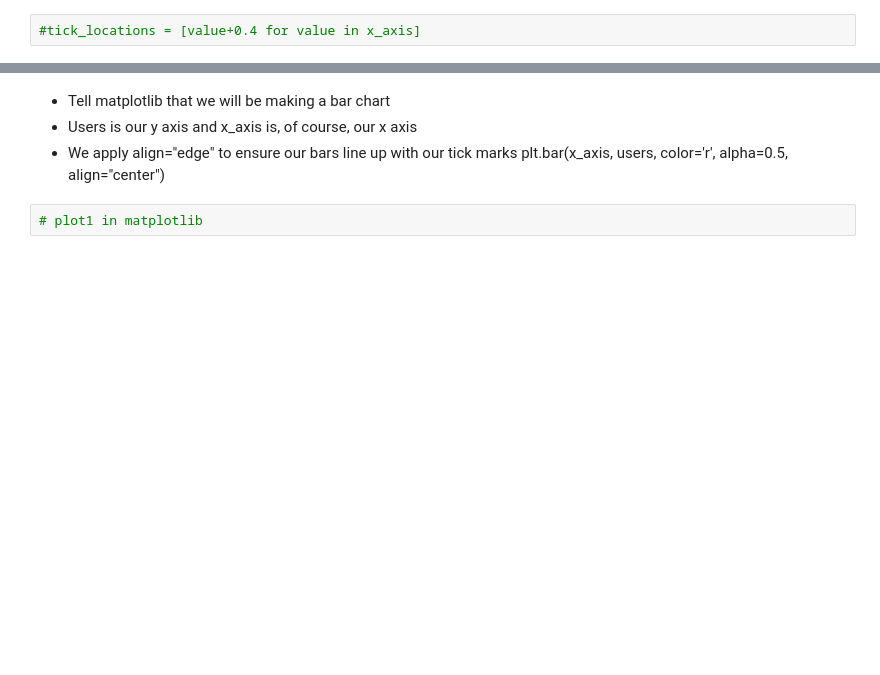
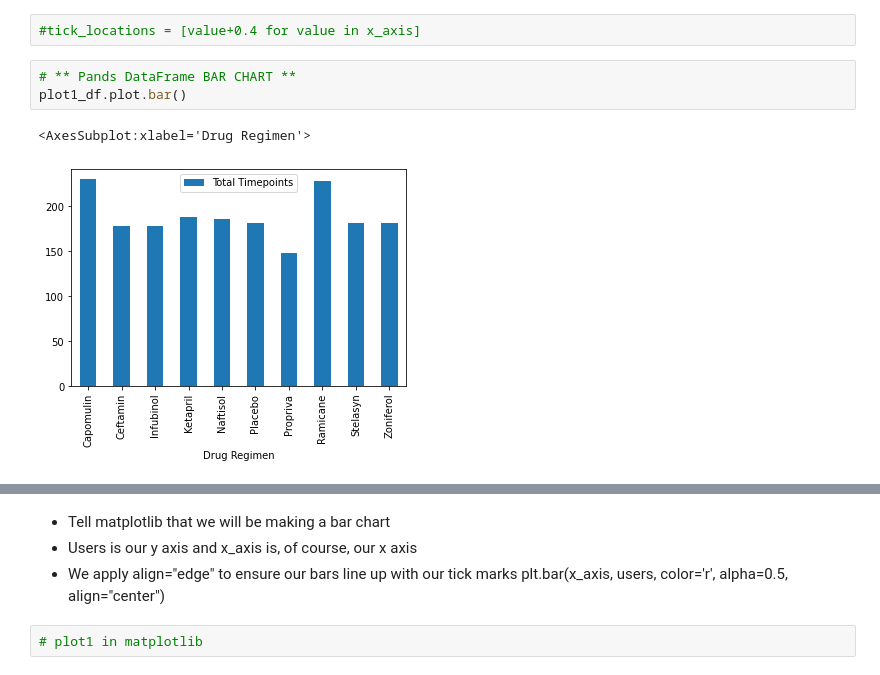
Before and after one commit to juliemcbaker/pymaceuticals, a Jupyter notebook: pymaceuticals_BAKER.ipynb, the cells around one changed output, grey strips where cells are left out. Cells and saved outputs as stored; diff of their text form; blank space fills up the shorter version.

```diff
--- a/pymaceuticals_BAKER.ipynb
+++ b/pymaceuticals_BAKER.ipynb
@@ -424,4 +424,10 @@ Zoniferol    3525
 Name: Total Timepoints, dtype: int64
 # %%
 #tick_locations = [value+0.4 for value in x_axis]
+# %%
+# ** Pands DataFrame BAR CHART **
+plot1_df.plot.bar()
+# %% [output]
+<AxesSubplot:xlabel='Drug Regimen'>
+[figure, added]
 # %%
```
Also changed, not shown: parts of 16 cells of this notebook.
